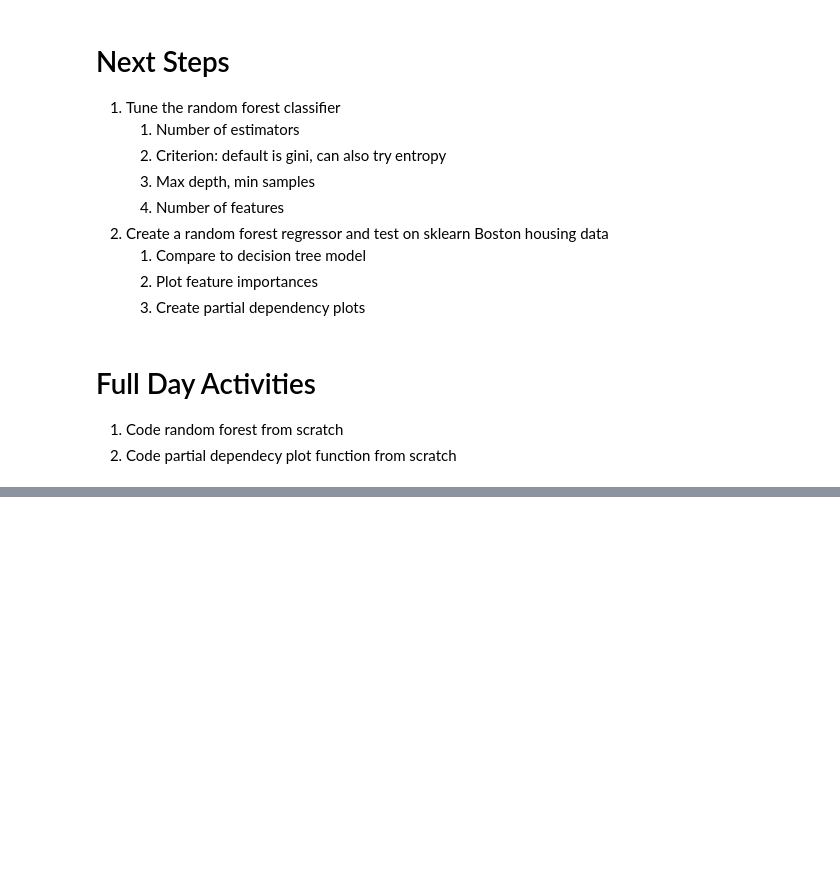
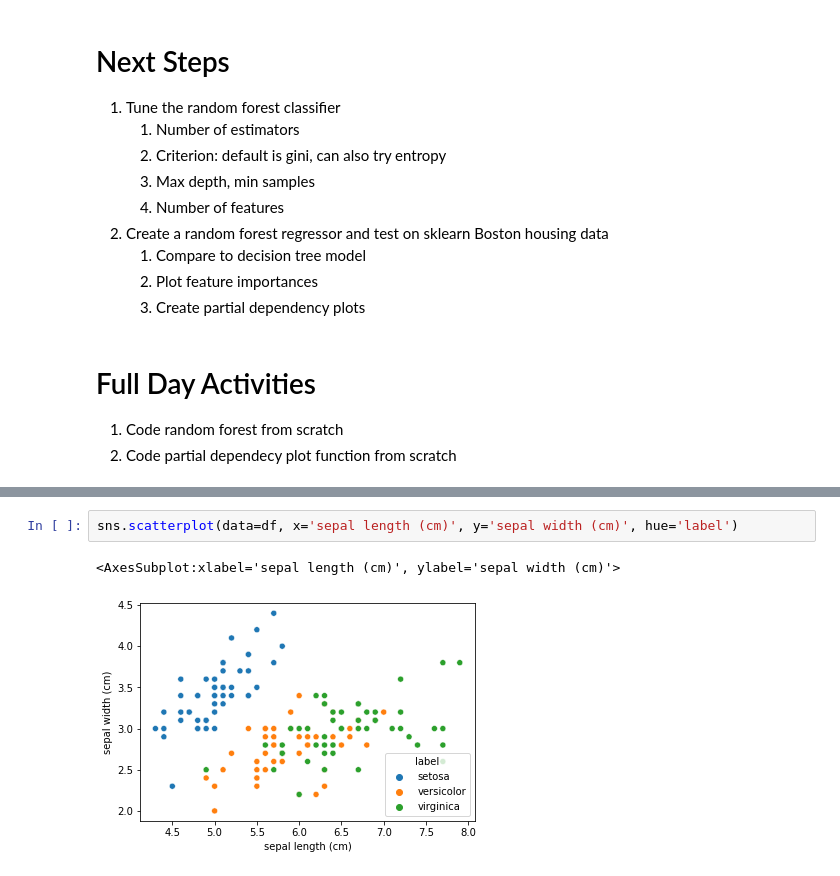
Before and after one commit to dlumian/Random_Forest, a Jupyter notebook: Random_Forest.ipynb, the cells around one changed output, grey strips where cells are left out. Drawn from its saved outputs; the diff is of its cells as text; blank space fills up the shorter version.

```diff
--- a/Random_Forest.ipynb
+++ b/Random_Forest.ipynb
@@ -297,0 +340,5 @@ Target is:  virginica
+# %%
+sns.scatterplot(data=df, x='sepal length (cm)', y='sepal width (cm)', hue='label')
+# %% [output]
+<AxesSubplot:xlabel='sepal length (cm)', ylabel='sepal width (cm)'>
+[figure, added]
```
Also changed, not shown: parts of 8 cells of this notebook.
